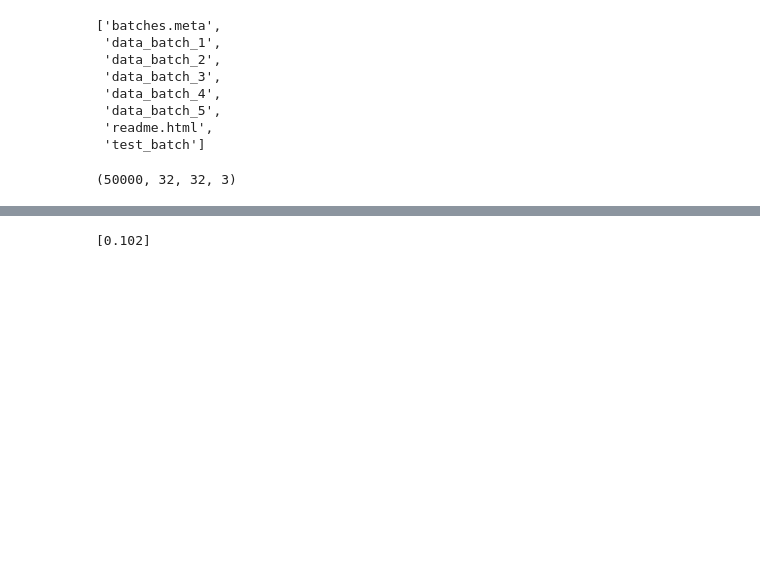
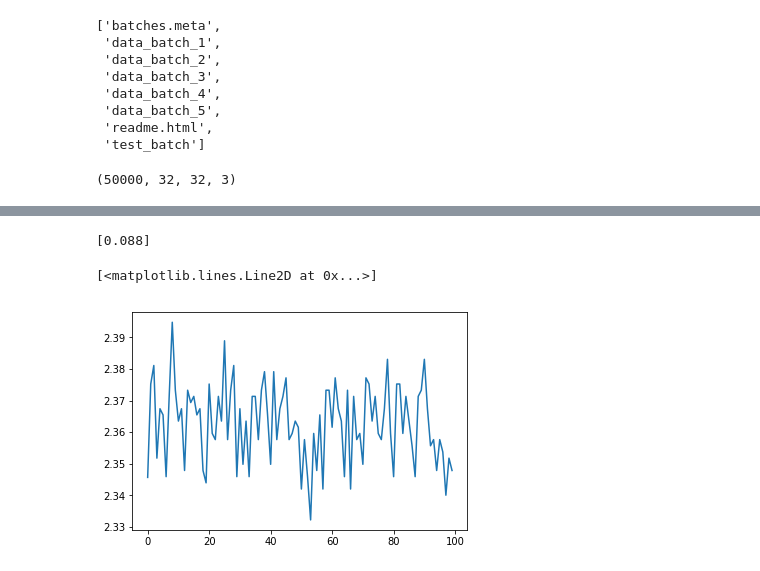
Before and after one commit to ritikjain51/Machine-Learning-Algorithms, a Jupyter notebook: CIFAR 10 Classification Tensorflow.ipynb, the cells around one changed output, grey strips where cells are left out. Drawn from its saved outputs; the diff is of its cells as text; code cells hidden in the pictures; blank space fills up the shorter version.

```diff
--- a/CIFAR 10 Classification Tensorflow.ipynb
+++ b/CIFAR 10 Classification Tensorflow.ipynb
@@ -89,13 +90,13 @@ y_true = tf.placeholder(tf.float32, shape = (None, 10), name = 'true_result')
 C1, C2, C3 = 32, 64, 128
 conv1 = conv2D(x, [5, 5, 3, C1])
 conv2 = conv2D(conv1, [3, 3, C1, C2])
-conv3 = conv2D(conv2, [7, 7, C2, C2])
-max_pool = max_pool_2x2(conv3)
+# conv3 = conv2D(conv2, [7, 7, C2, C2])
+max_pool = max_pool_2x2(conv2)
 
 conv1 = conv2D(max_pool, [3, 3, C2, C3])
 conv2 = conv2D(conv1, [3, 3, C3, C2])
-conv3 = conv2D(conv2, [7, 7, C2, C2])
-dense = fully_connected_layer(conv3, [16, 16, C2, C1])
+# conv3 = conv2D(conv2, [7, 7, C2, C2])
+dense = fully_connected_layer(conv2, [16, 16, C2, C1])
 flatten = tf.reshape(max_pool, (-1, 16 * 16 * 64))
 print(flatten.shape)
 W_final = W_initial([16384, 10])
@@ -132,9 +131,9 @@ with tf.name_scope('Accuracy') as sess:
     mask = tf.equal(tf.argmax(result, axis = 1), tf.argmax(y_true, axis = 1))
     accuracy = tf.reduce_mean(tf.cast(mask, tf.float32))
 # %%
-gd_step= tf.train.AdamOptimizer(1).minimize(loss)
+gd_step= tf.train.AdamOptimizer(0.5).minimize(loss)
 # %%
-NUM_STEPS = 1000
+NUM_STEPS = 100
 loss_dir = []
 with tf.Session() as sess:
     sess.run(tf.global_variables_initializer())
@@ -173,4 +172,9 @@ Iteration:  999  Loss:  2.349822  Accuracy:  0.111328125
 # %%
 acc
 # %% [output]
-[0.102]
+[0.088]
+# %%
+plt.plot(loss_dir)
+# %% [output]
+[<matplotlib.lines.Line2D at 0x...>]
+[figure, added]
```
Also changed, not shown: parts of 5 cells of this notebook, 18 other files.
